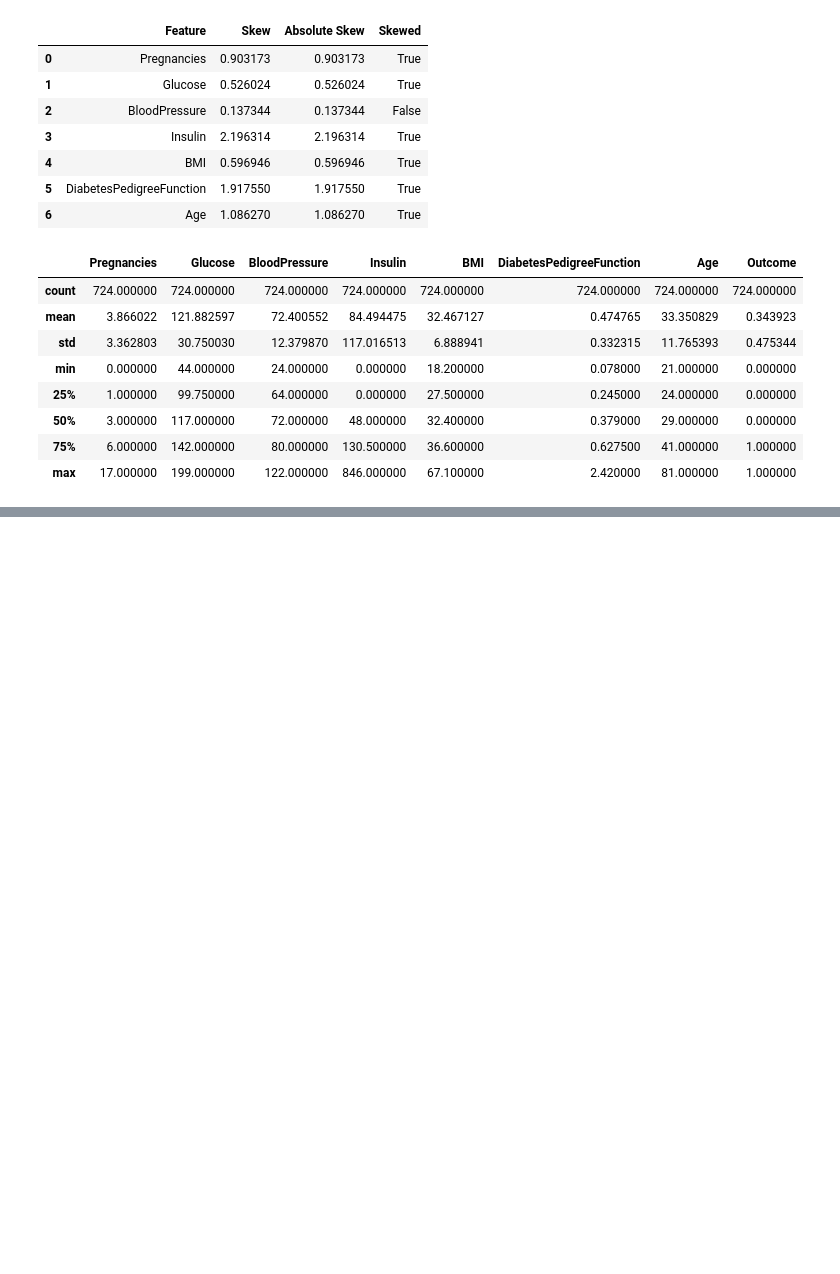
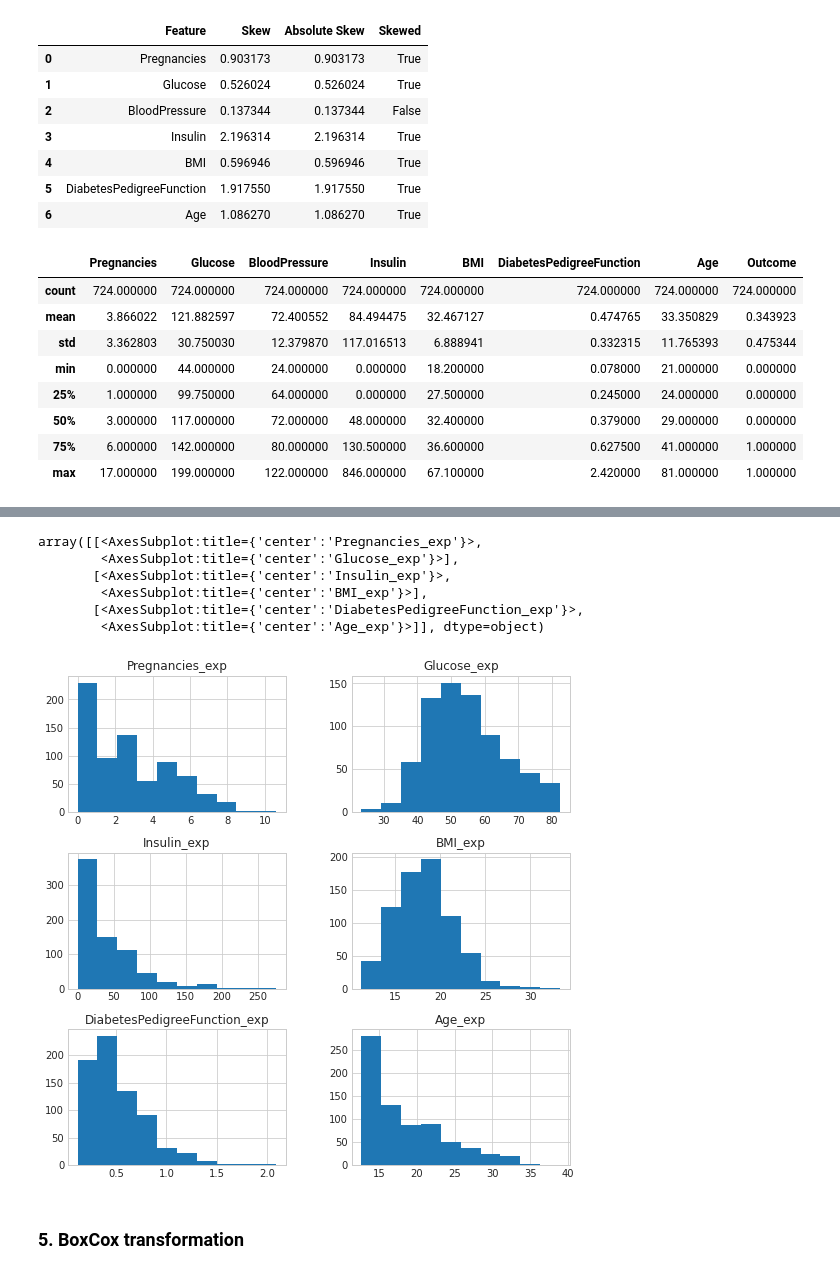
Before and after one commit to ParisRohan/Kaggle_DataScience_Projects, a Jupyter notebook: rp-pima-diabetes-1.ipynb, the cells around one changed output, grey strips where cells are left out. Drawn from its saved outputs; the diff is of its cells as text; code cells hidden in the pictures; blank space fills up the shorter version.

```diff
--- a/rp-pima-diabetes-1.ipynb
+++ b/rp-pima-diabetes-1.ipynb
@@ -241,0 +299,16 @@ array([[<AxesSubplot:title={'center':'Pregnancies'}>,
+# %%
+for column in skew_df.query("Skewed == True")['Feature'].values:
+    df_data2[column+'_exp']=df_data2[column]**(1/1.2)
+# %%
+df_data_exp=df_data2[['Pregnancies_exp', 'Glucose_exp', 'Insulin_exp', 'BMI_exp', 'DiabetesPedigreeFunction_exp', 'Age_exp']]
+df_data_exp.hist(figsize=(9, 9))
+# %% [output]
+array([[<AxesSubplot:title={'center':'Pregnancies_exp'}>,
+        <AxesSubplot:title={'center':'Glucose_exp'}>],
+       [<AxesSubplot:title={'center':'Insulin_exp'}>,
+        <AxesSubplot:title={'center':'BMI_exp'}>],
+       [<AxesSubplot:title={'center':'DiabetesPedigreeFunction_exp'}>,
+        <AxesSubplot:title={'center':'Age_exp'}>]], dtype=object)
+[figure, added]
+# %% [markdown]
+### 5. BoxCox transformation
```
Also changed, not shown: parts of 32 cells of this notebook.
